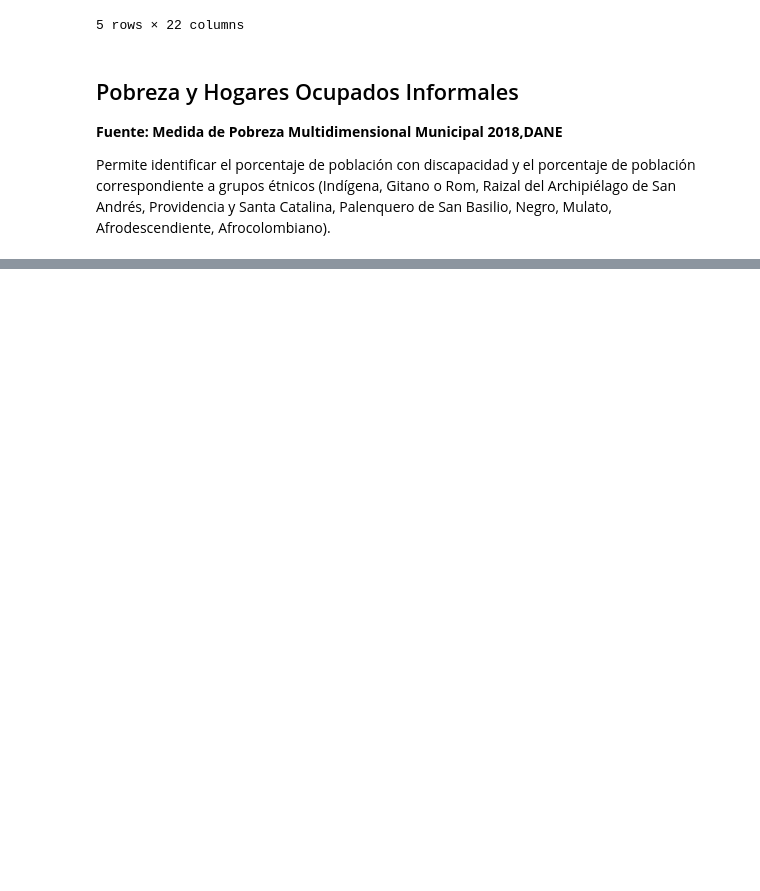
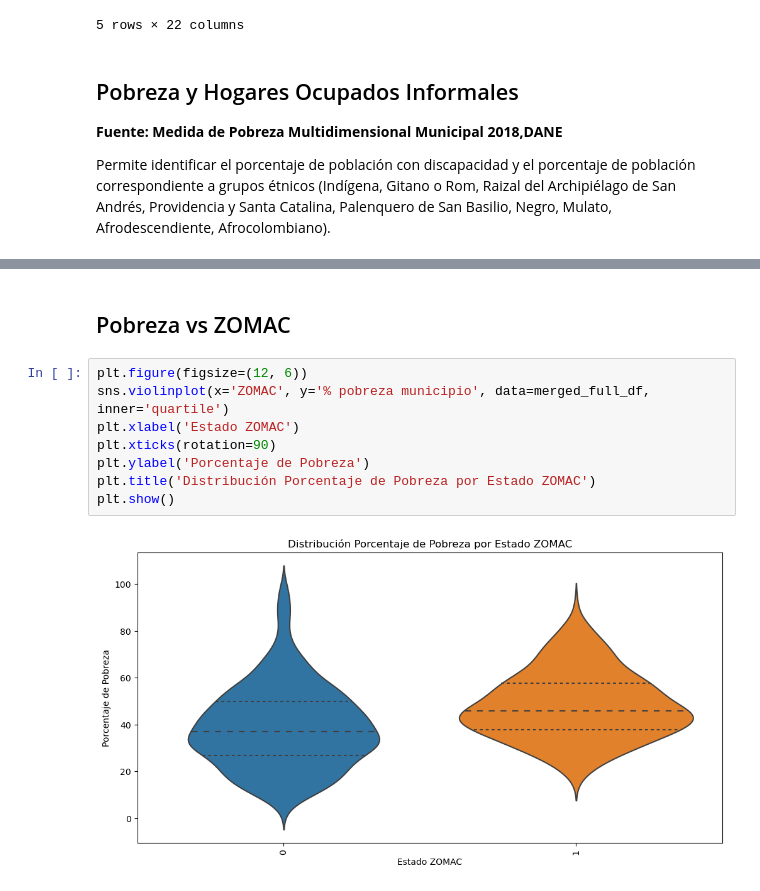
Before and after one commit to maxparra-architecture/inesdi-tfm-grupo6, a Jupyter notebook: EDA.ipynb, the cells around one changed output, grey strips where cells are left out. Saved outputs shown, nothing was run; the diff lists cells and outputs as text; blank space fills up the shorter version.

```diff
--- a/EDA.ipynb
+++ b/EDA.ipynb
@@ -94,0 +231,12 @@ ipm_df.head()
+# %% [markdown]
+## Pobreza vs ZOMAC
+# %%
+plt.figure(figsize=(12, 6))
+sns.violinplot(x='ZOMAC', y='% pobreza municipio', data=merged_full_df, inner='quartile')
+plt.xlabel('Estado ZOMAC')
+plt.xticks(rotation=90)
+plt.ylabel('Porcentaje de Pobreza')
+plt.title('Distribución Porcentaje de Pobreza por Estado ZOMAC')
+plt.show()
+# %% [output]
+[figure, added]
```
Also changed, not shown: parts of 41 cells of this notebook, 5 other files.
